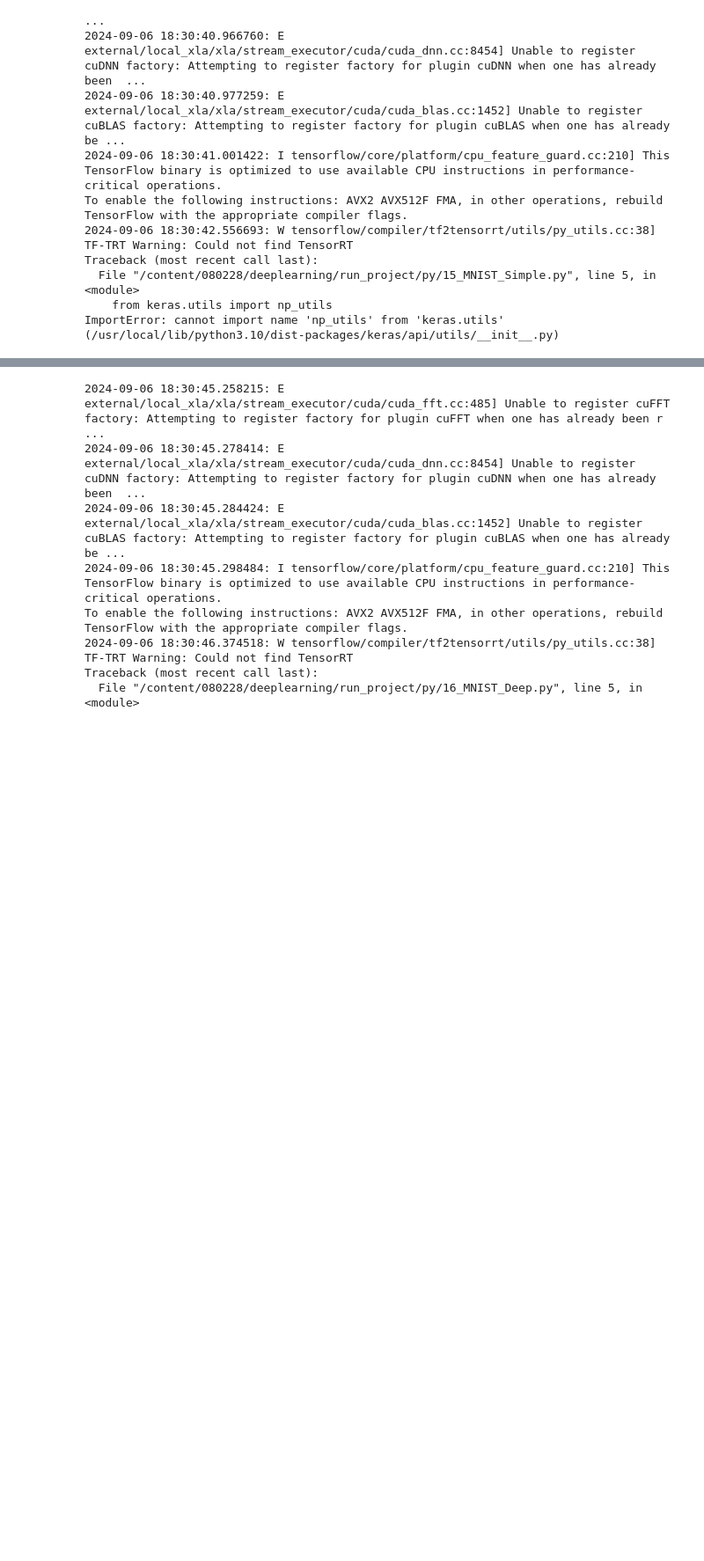
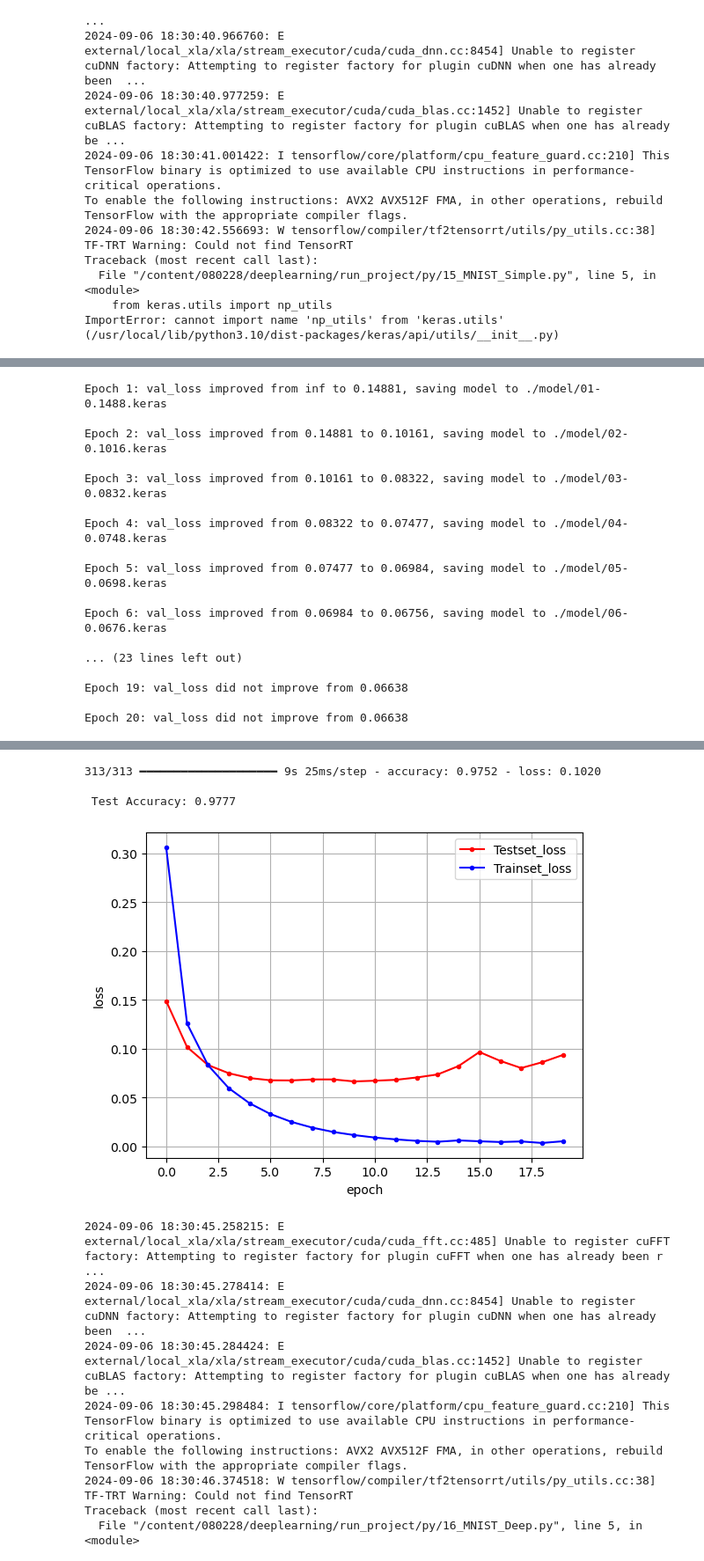
Before and after one commit to Dong-geon24/ROCKY, a Jupyter notebook: Deeplearning/과제/모두의딥러닝_과제.ipynb, the cells around one changed output, grey strips where cells are left out. Shown at 88% size. Saved outputs shown, nothing was run; the diff lists cells and outputs as text; code cells hidden in the pictures; blank space fills up the shorter version.

```diff
--- a/Deeplearning/과제/모두의딥러닝_과제.ipynb
+++ b/Deeplearning/과제/모두의딥러닝_과제.ipynb
@@ -1720,7 +1922,7 @@ ImportError: cannot import name 'np_utils' from 'keras.utils' (/usr/local/lib/py
 #-*- coding: utf-8 -*-
 
 from keras.datasets import mnist
-from keras.utils import np_utils
+from keras.utils import to_categorical
 from keras.models import Sequential
 from keras.layers import Dense
 from keras.callbacks import ModelCheckpoint,EarlyStopping
@@ -1741,8 +1943,8 @@ tf.random.set_seed(3)
 X_train = X_train.reshape(X_train.shape[0], 784).astype('float32') / 255
 X_test = X_test.reshape(X_test.shape[0], 784).astype('float32') / 255
 
-Y_train = np_utils.to_categorical(Y_train, 10)
-Y_test = np_utils.to_categorical(Y_test, 10)
+Y_train = to_categorical(Y_train, 10)
+Y_test = to_categorical(Y_test, 10)
 
 # 모델 프레임 설정
 model = Sequential()
@@ -1759,7 +1961,7 @@ MODEL_DIR = './model/'
 if not os.path.exists(MODEL_DIR):
     os.mkdir(MODEL_DIR)
 
-modelpath="./model/{epoch:02d}-{val_loss:.4f}.hdf5"
+modelpath="./model/{epoch:02d}-{val_loss:.4f}.keras"
 checkpointer = ModelCheckpoint(filepath=modelpath, monitor='val_loss', verbose=1, save_best_only=True)
 early_stopping_callback = EarlyStopping(monitor='val_loss', patience=10)
 
@@ -1787,3 +1989,4 @@ plt.grid()
 plt.xlabel('epoch')
 plt.ylabel('loss')
 plt.show()
+# %% [output]
@@ -1789,0 +1995,17 @@ plt.show()
+Epoch 1: val_loss improved from inf to 0.14881, saving model to ./model/01-0.1488.keras
+
+Epoch 2: val_loss improved from 0.14881 to 0.10161, saving model to ./model/02-0.1016.keras
+
+Epoch 3: val_loss improved from 0.10161 to 0.08322, saving model to ./model/03-0.0832.keras
+
+Epoch 4: val_loss improved from 0.08322 to 0.07477, saving model to ./model/04-0.0748.keras
+
+Epoch 5: val_loss improved from 0.07477 to 0.06984, saving model to ./model/05-0.0698.keras
+
+Epoch 6: val_loss improved from 0.06984 to 0.06756, saving model to ./model/06-0.0676.keras
+
+... (23 lines left out)
+
+Epoch 19: val_loss did not improve from 0.06638
+
+Epoch 20: val_loss did not improve from 0.06638
@@ -1790,3 +2013,7 @@ plt.show()
+313/313 ━━━━━━━━━━━━━━━━━━━━ 9s 25ms/step - accuracy: 0.9752 - loss: 0.1020
+
+ Test Accuracy: 0.9777
+[figure, added]
 # %%
 !python 16_MNIST_Deep.py
 # %% [output]
```
Also changed, not shown: parts of 29 cells of this notebook, 12 other files.
